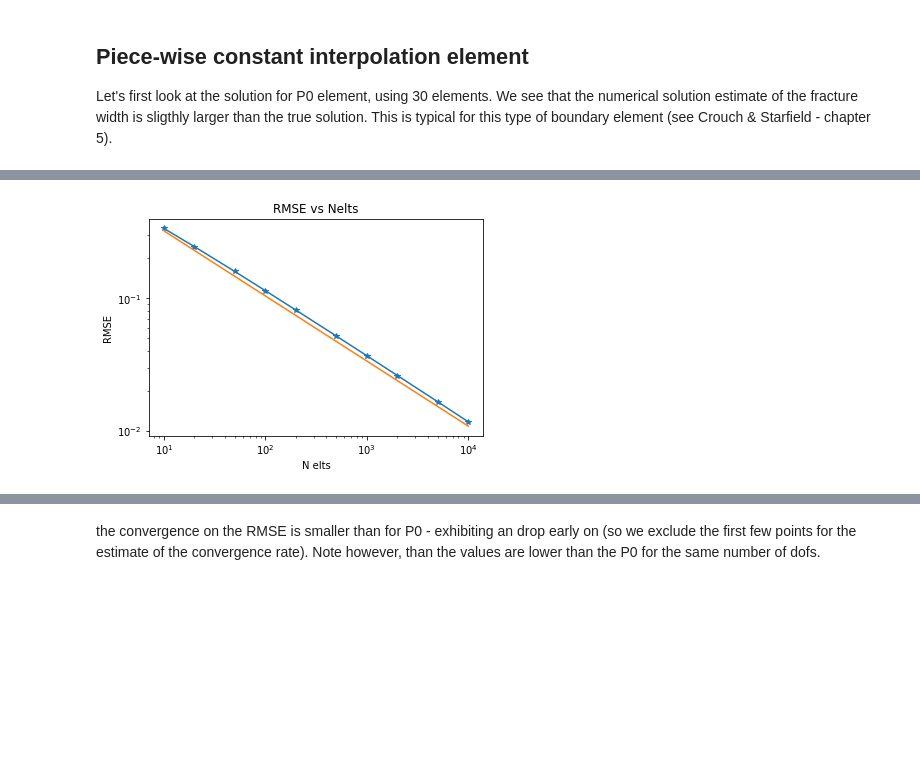
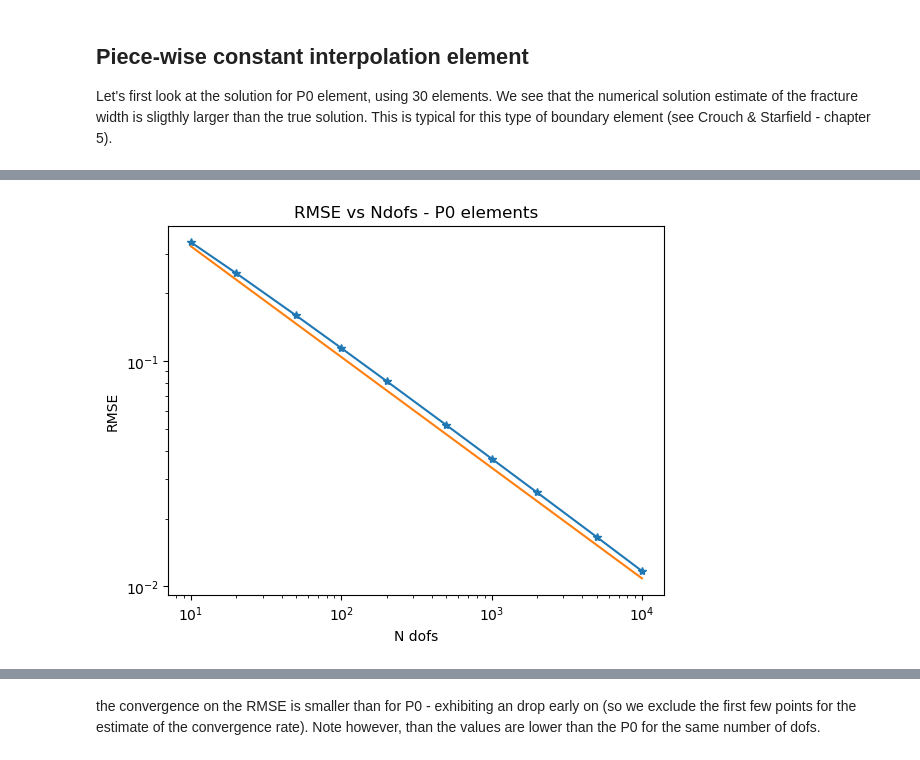
Before and after one commit to GeoEnergyLab-EPFL/Bigwham-Tutorials, a Jupyter notebook: examples/2d/griffith_crack_problem_convergence_P0_vs_P1.ipynb, the cells around one changed output, grey strips where cells are left out. Drawn from its saved outputs; the diff is of its cells as text; code cells hidden in the pictures; blank space fills up the shorter version.

```diff
--- a/examples/2d/griffith_crack_problem_convergence_P0_vs_P1.ipynb
+++ b/examples/2d/griffith_crack_problem_convergence_P0_vs_P1.ipynb
@@ -84,14 +100,14 @@ $$ \beta = \log{(e_2/e_1)}/\log{(N_1/N_2)} $$
 
 where $e_1$ is the error for $N_1$ unknowns, respectively for $e_2$ (with $N_2<N_1$).
 # %%
-list_nelts=np.array([10,20,50,100,200,500,1000,2000,5000,10000])
-rmse =[]
-l2_rel = []
-for n in list_nelts:
+list_nelts_P0=np.array([10,20,50,100,200,500,1000,2000,5000,10000])
+rmse_P0 =[]
+l2_rel_P0 = []
+for n in list_nelts_P0:
     col_pts,dd_sol,wtr,rmse_n,lerel_n = solveGriffith(n,a=1,kernel="2DP0")
-    rmse.append(rmse_n)
-    l2_rel.append(lerel_n)
+    rmse_P0.append(rmse_n)
+    l2_rel_P0.append(lerel_n)
 
 # computing the rate of convergence
-beta_rmse = [1 * np.log(rmse[i]/rmse[i-1])/np.log(list_nelts[i-1]/list_nelts[i]) for i in range(2,list_nelts.size-1)]
-beta_l2 = [1 * np.log(l2_rel[i]/l2_rel[i-1])/np.log(list_nelts[i-1]/list_nelts[i]) for i in range(2,list_nelts.size-1)]
+beta_rmse_P0 = [1 * np.log(rmse_P0[i]/rmse_P0[i-1])/np.log(list_nelts_P0[i-1]/list_nelts_P0[i]) for i in range(2,list_nelts_P0.size-1)]
+beta_l2_P0 = [1 * np.log(l2_rel_P0[i]/l2_rel_P0[i-1])/np.log(list_nelts_P0[i-1]/list_nelts_P0[i]) for i in range(2,list_nelts_P0.size-1)]
@@ -98,9 +132,9 @@ beta_l2 = [1 * np.log(l2_rel[i]/l2_rel[i-1])/np.log(list_nelts[i-1]/list_nelts[i
 # %%
-plt.loglog(list_nelts, rmse, "-*")
-plt.loglog(list_nelts, 1/list_nelts**np.median(beta_rmse), "-")
-plt.title('RMSE vs Nelts')
-plt.xlabel('N elts')
+plt.loglog(list_nelts_P0, rmse_P0, "-*")
+plt.loglog(list_nelts_P0, 1/list_nelts_P0**np.median(beta_rmse_P0), "-")
+plt.title('RMSE vs Ndofs - P0 elements')
+plt.xlabel('N dofs')
 plt.ylabel('RMSE')
-print(np.median(beta_rmse))
+print(np.median(beta_rmse_P0))
 # rmese defined as  sqrt(1/Nelts Sum  (num_i-true_i)^2)
 # %% [output]
@@ -108,2 +142,2 @@ print(np.median(beta_rmse))
-[figure, old version]
+[figure, new version]
 # %%
```
Also changed, not shown: parts of 17 cells of this notebook, 3 other files.
